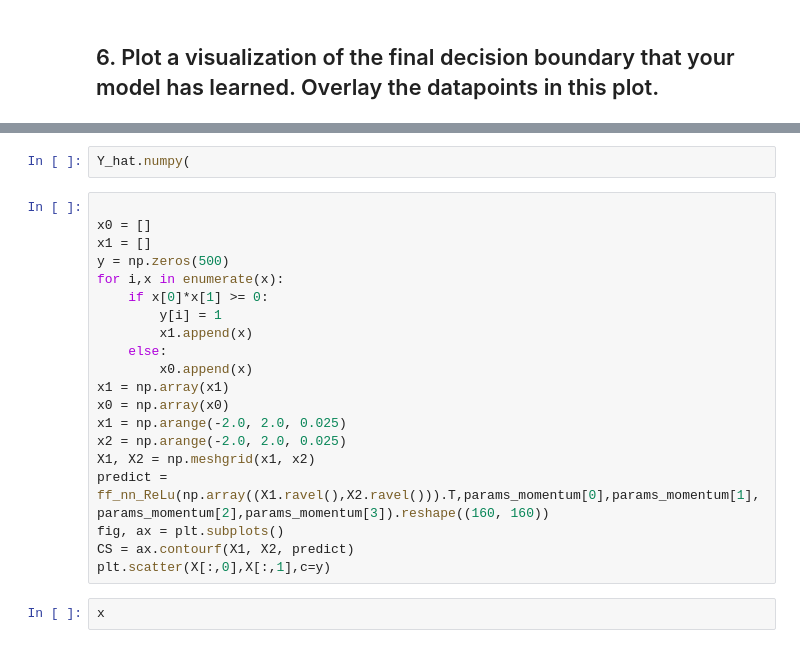
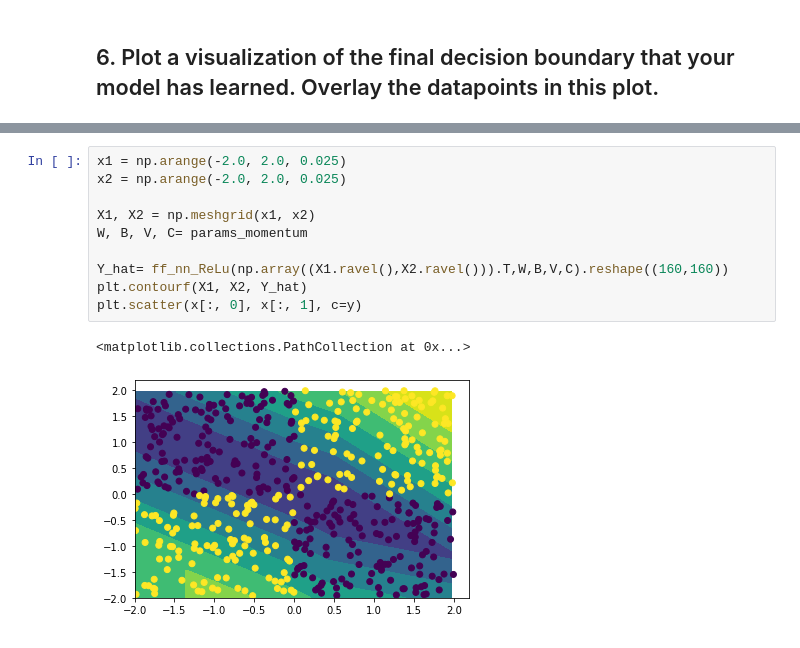
Before and after one commit to DylanJJH/590, a Jupyter notebook: A2.ipynb, the cells around one changed output, grey strips where cells are left out. Saved outputs shown, nothing was run; the diff lists cells and outputs as text.

```diff
--- a/A2.ipynb
+++ b/A2.ipynb
@@ -350,24 +356,13 @@ ValueError: ignored
-# %%
-Y_hat.numpy(
 # %%
-
-x0 = []
-x1 = []
-y = np.zeros(500)
-for i,x in enumerate(x):
-    if x[0]*x[1] >= 0:
-        y[i] = 1
-        x1.append(x)
-    else:
-        x0.append(x)
-x1 = np.array(x1)
-x0 = np.array(x0)
 x1 = np.arange(-2.0, 2.0, 0.025)
 x2 = np.arange(-2.0, 2.0, 0.025)
+
 X1, X2 = np.meshgrid(x1, x2)
-predict = ff_nn_ReLu(np.array((X1.ravel(),X2.ravel())).T,params_momentum[0],params_momentum[1],params_momentum[2],params_momentum[3]).reshape((160, 160))
-fig, ax = plt.subplots()
-CS = ax.contourf(X1, X2, predict)
-plt.scatter(X[:,0],X[:,1],c=y)
+W, B, V, C= params_momentum
+
+Y_hat= ff_nn_ReLu(np.array((X1.ravel(),X2.ravel())).T,W,B,V,C).reshape((160,160))
+plt.contourf(X1, X2, Y_hat)
+plt.scatter(x[:, 0], x[:, 1], c=y)
+# %% [output]
+<matplotlib.collections.PathCollection at 0x...>
+[figure, added]
-# %%
-x
```
Also changed, not shown: parts of 9 cells of this notebook.
